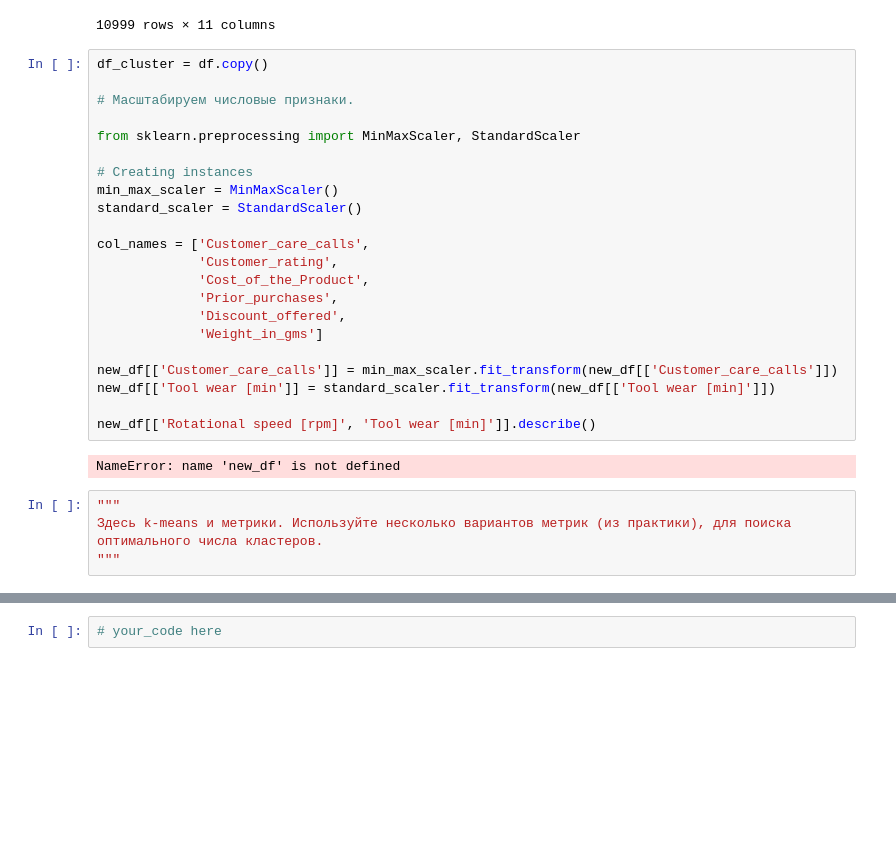
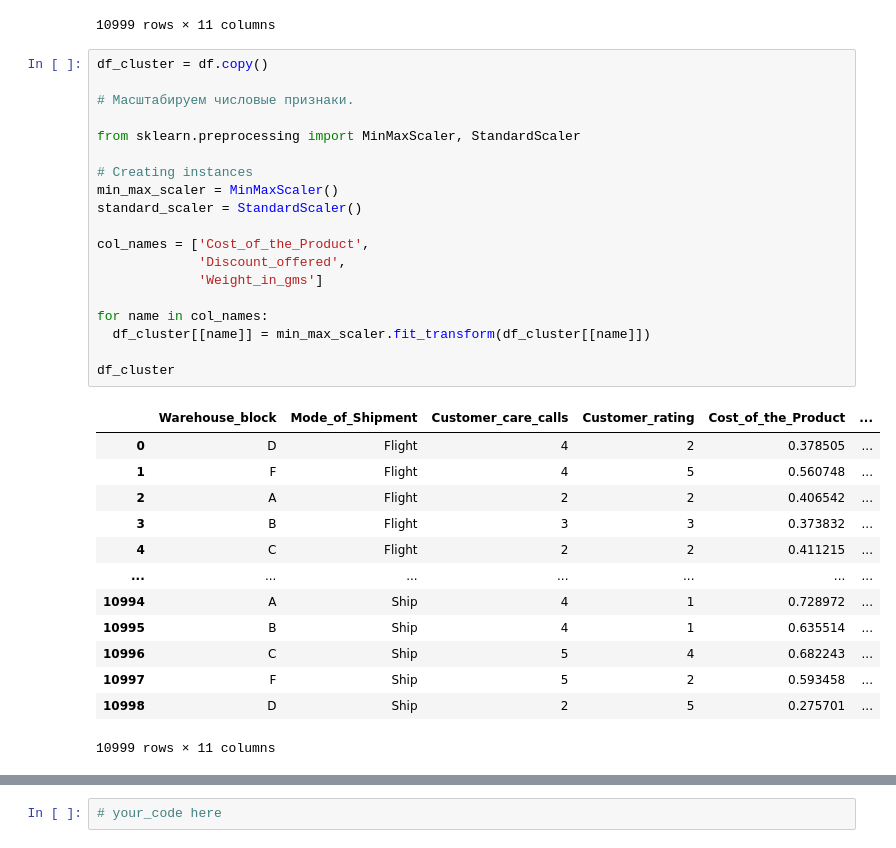
Before and after one commit to kaimakov-rk/kokoko, a Jupyter notebook: Copy_of_Задание_4.ipynb, the cells around one changed output, grey strips where cells are left out. Drawn from its saved outputs; the diff is of its cells as text; blank space fills up the shorter version.

```diff
--- a/Copy_of_Задание_4.ipynb
+++ b/Copy_of_Задание_4.ipynb
@@ -233,28 +234,33 @@ df
 # %%
 df_cluster = df.copy()
 
 # Масштабируем числовые признаки.
 
 from sklearn.preprocessing import MinMaxScaler, StandardScaler
 
 # Creating instances
 min_max_scaler = MinMaxScaler()
 standard_scaler = StandardScaler()
 
-col_names = ['Customer_care_calls',
-             'Customer_rating',
-             'Cost_of_the_Product',
-             'Prior_purchases',
+col_names = ['Cost_of_the_Product',
              'Discount_offered',
              'Weight_in_gms']
 
-new_df[['Customer_care_calls']] = min_max_scaler.fit_transform(new_df[['Customer_care_calls']])
-new_df[['Tool wear [min']] = standard_scaler.fit_transform(new_df[['Tool wear [min]']])
+for name in col_names:
+  df_cluster[[name]] = min_max_scaler.fit_transform(df_cluster[[name]])
 
-new_df[['Rotational speed [rpm]', 'Tool wear [min]']].describe()
+df_cluster
 # %% [output]
+|  | Warehouse_block | Mode_of_Shipment | Customer_care_calls | Customer_rating | Cost_of_the_Product | ... |
+| 0 | D | Flight | 4 | 2 | 0.378505 | ... |
+| 1 | F | Flight | 4 | 5 | 0.560748 | ... |
+| 2 | A | Flight | 2 | 2 | 0.406542 | ... |
+| 3 | B | Flight | 3 | 3 | 0.373832 | ... |
+| 4 | C | Flight | 2 | 2 | 0.411215 | ... |
+| ... | ... | ... | ... | ... | ... | ... |
+| 10994 | A | Ship | 4 | 1 | 0.728972 | ... |
+| 10995 | B | Ship | 4 | 1 | 0.635514 | ... |
+| 10996 | C | Ship | 5 | 4 | 0.682243 | ... |
+| 10997 | F | Ship | 5 | 2 | 0.593458 | ... |
+| 10998 | D | Ship | 2 | 5 | 0.275701 | ... |
-NameError: name 'new_df' is not defined
+10999 rows × 11 columns
-# %%
-"""
-Здесь k-means и метрики. Используйте несколько вариантов метрик (из практики), для поиска оптимального числа кластеров.
-"""
```
Also changed, not shown: parts of 3 cells of this notebook.
